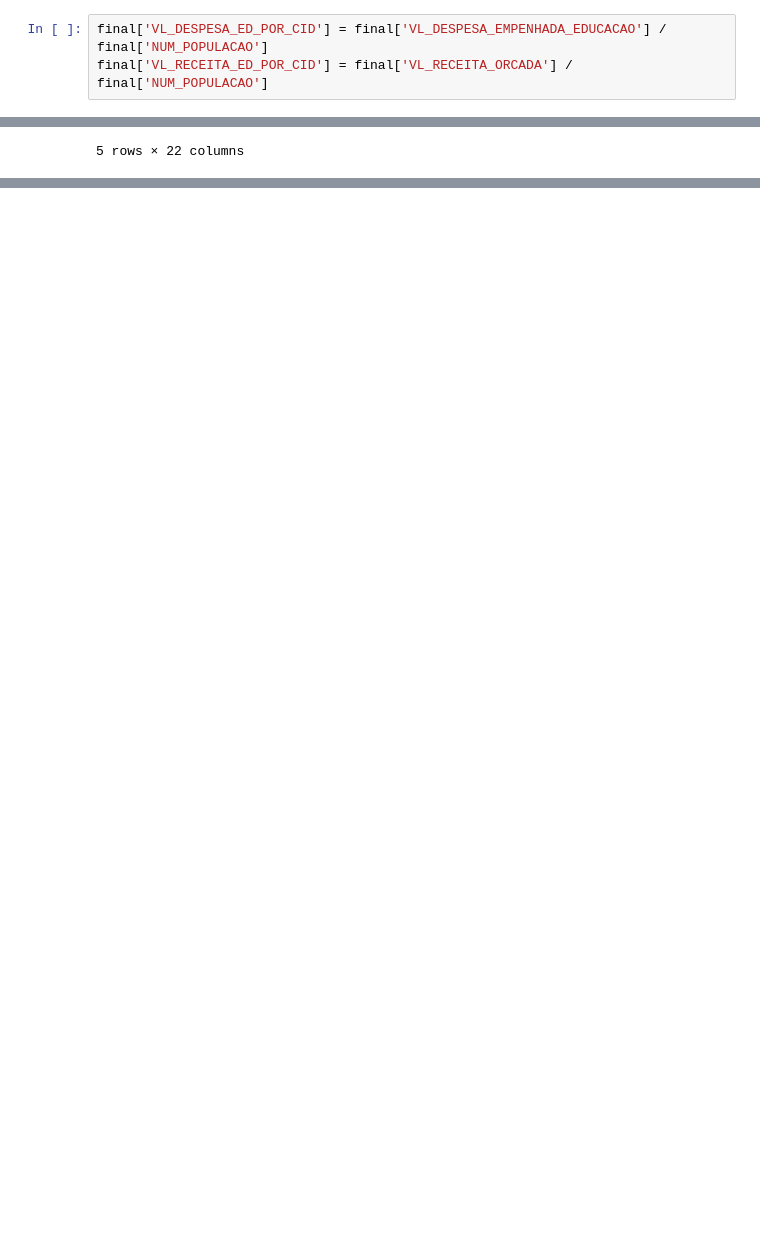
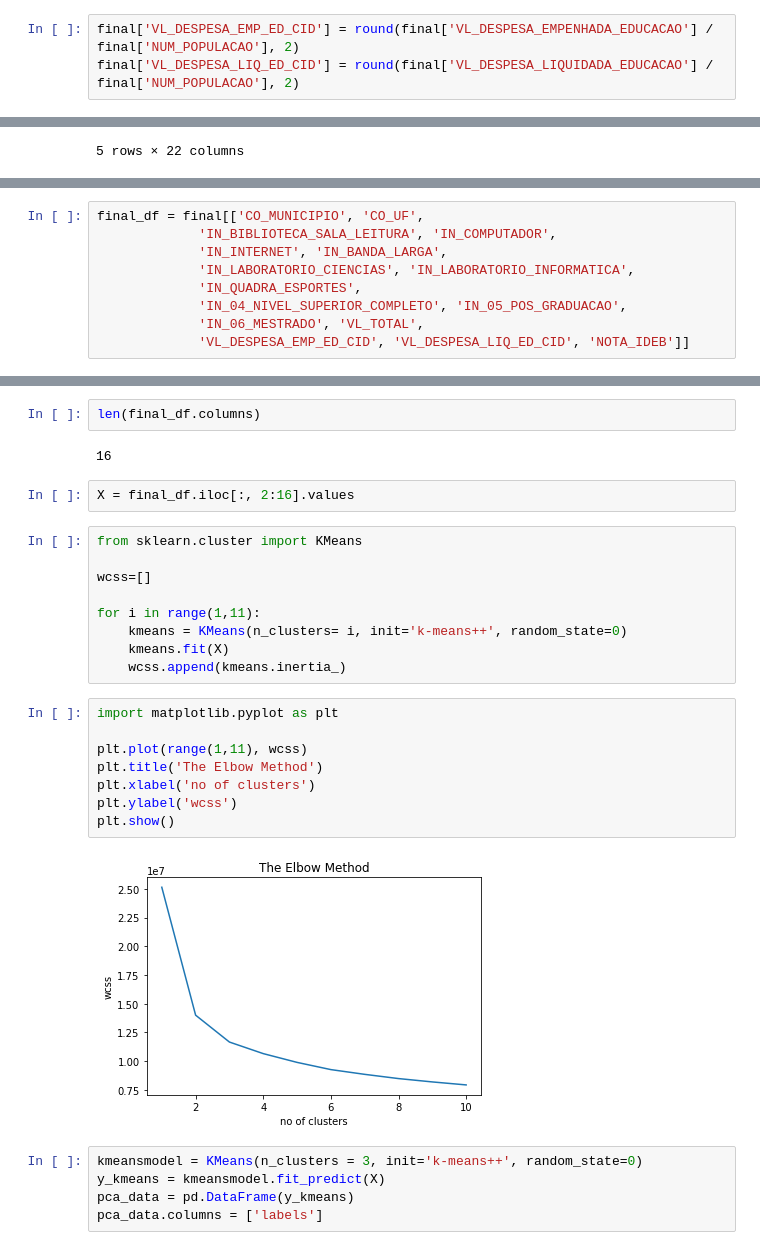
Before and after one commit to matteushc/tcc, a Jupyter notebook: 07-juncao_dados.ipynb, the cells around one changed output, grey strips where cells are left out. Saved outputs shown, nothing was run; the diff lists cells and outputs as text; blank space fills up the shorter version.

```diff
--- a/07-juncao_dados.ipynb
+++ b/07-juncao_dados.ipynb
@@ -84,8 +84,8 @@ final.head()
 | 4 | 1100056 | 11 | 100.0 | 100.0 | 100.00 | 28.57 | ... |
 5 rows × 43 columns
 # %%
-final['VL_DESPESA_ED_POR_CID'] = final['VL_DESPESA_EMPENHADA_EDUCACAO'] / final['NUM_POPULACAO']
-final['VL_RECEITA_ED_POR_CID'] = final['VL_RECEITA_ORCADA'] / final['NUM_POPULACAO']
+final['VL_DESPESA_EMP_ED_CID'] = round(final['VL_DESPESA_EMPENHADA_EDUCACAO'] / final['NUM_POPULACAO'], 2)
+final['VL_DESPESA_LIQ_ED_CID'] = round(final['VL_DESPESA_LIQUIDADA_EDUCACAO'] / final['NUM_POPULACAO'], 2)
 # %%
 final.head()
 # %% [output]
@@ -297,0 +301,9 @@ final[['CO_MUNICIPIO', 'CO_UF', 'IN_REFEITORIO', 'IN_ALIMENTACAO', 'IN_PATIO',
+# %%
+final_df = final[['CO_MUNICIPIO', 'CO_UF',
+             'IN_BIBLIOTECA_SALA_LEITURA', 'IN_COMPUTADOR',
+             'IN_INTERNET', 'IN_BANDA_LARGA',
+             'IN_LABORATORIO_CIENCIAS', 'IN_LABORATORIO_INFORMATICA',
+             'IN_QUADRA_ESPORTES',
+             'IN_04_NIVEL_SUPERIOR_COMPLETO', 'IN_05_POS_GRADUACAO',
+             'IN_06_MESTRADO', 'VL_TOTAL',
+             'VL_DESPESA_EMP_ED_CID', 'VL_DESPESA_LIQ_ED_CID', 'NOTA_IDEB']]
@@ -297,0 +336,30 @@ final[['CO_MUNICIPIO', 'CO_UF', 'IN_REFEITORIO', 'IN_ALIMENTACAO', 'IN_PATIO',
+# %%
+len(final_df.columns)
+# %% [output]
+16
+# %%
+X = final_df.iloc[:, 2:16].values
+# %%
+from sklearn.cluster import KMeans
+
+wcss=[]
+
+for i in range(1,11):
+    kmeans = KMeans(n_clusters= i, init='k-means++', random_state=0)
+    kmeans.fit(X)
+    wcss.append(kmeans.inertia_)
+# %%
+import matplotlib.pyplot as plt
+
+plt.plot(range(1,11), wcss)
+plt.title('The Elbow Method')
+plt.xlabel('no of clusters')
+plt.ylabel('wcss')
+plt.show()
+# %% [output]
+[figure, added]
+# %%
+kmeansmodel = KMeans(n_clusters = 3, init='k-means++', random_state=0)
+y_kmeans = kmeansmodel.fit_predict(X)
+pca_data = pd.DataFrame(y_kmeans)
+pca_data.columns = ['labels']
```
Also changed, not shown: parts of 7 cells of this notebook, 1 other file.
